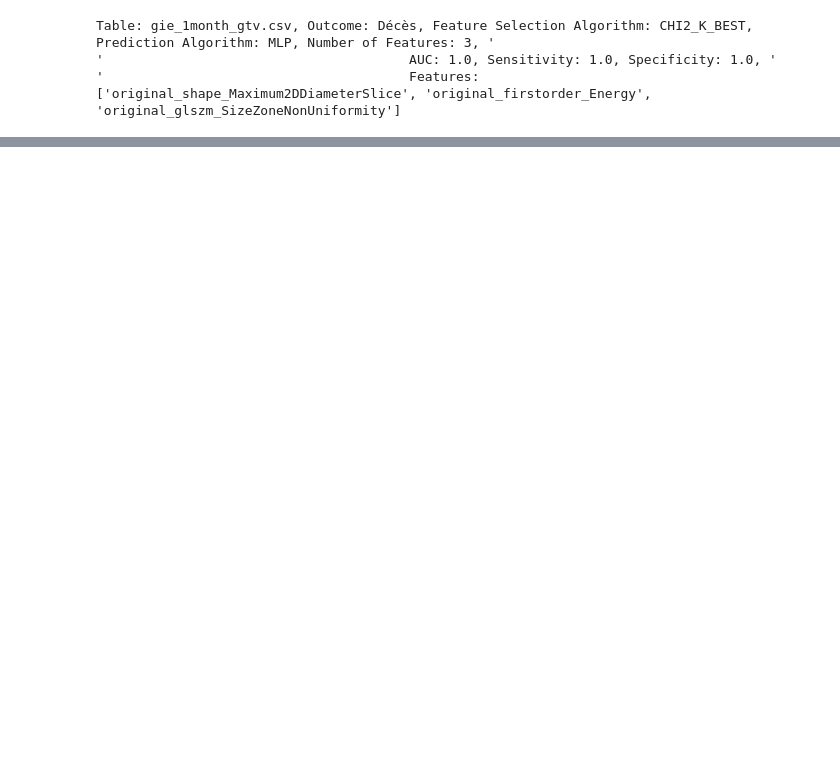
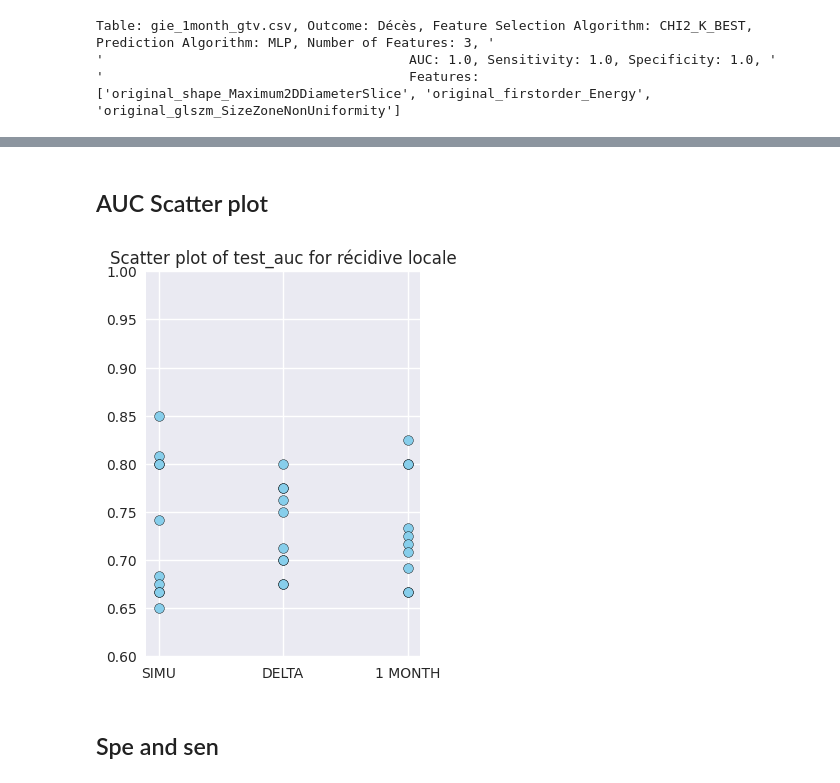
Before and after one commit to ftach/delta-rad, a Jupyter notebook: rad_comparison/analyze_results_gie.ipynb, the cells around one changed output, grey strips where cells are left out. Saved outputs shown, nothing was run; the diff lists cells and outputs as text; code cells hidden in the pictures; blank space fills up the shorter version.

```diff
--- a/rad_comparison/analyze_results_gie.ipynb
+++ b/rad_comparison/analyze_results_gie.ipynb
@@ -236,0 +288,20 @@ Table: gie_1month_gtv.csv, Outcome: Décès, Feature Selection Algorithm: CHI2_K
+# %% [markdown]
+## AUC Scatter plot
+# %%
+plt.figure(figsize=(12, 5))
+i = 1
+for metric in metric_list:
+    value_by_table = rec_loc_top_res[metric]
+    plt.subplot(1, 3, i)
+    for j, table in enumerate(delta_rad_tables):
+        data = value_by_table[table]
+        x_values = np.full(len(data), j)  # Set x-values for this table (all points at x=j)
+        plt.scatter(x_values, data, color='skyblue', edgecolor='black')
+    plt.title(f'Scatter plot of {metric} for récidive locale')
+    plt.xticks(range(len(delta_rad_tables)), nice_tables)
+    plt.ylim([0.6, 1])
+    i += 1
+# %% [output]
+[figure, added]
+# %% [markdown]
+## Spe and sen
```
Also changed, not shown: parts of 21 cells of this notebook, 5 other files.
